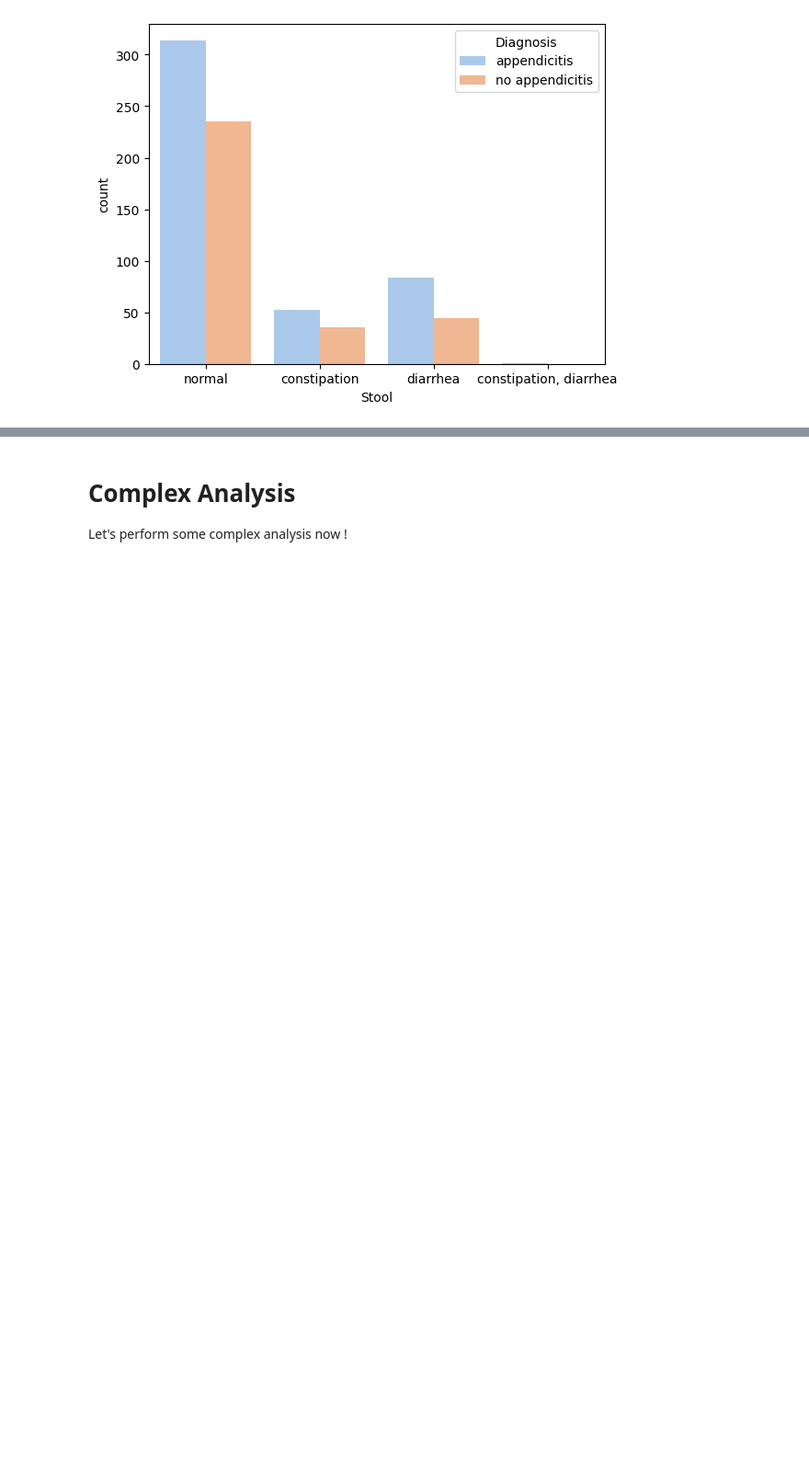
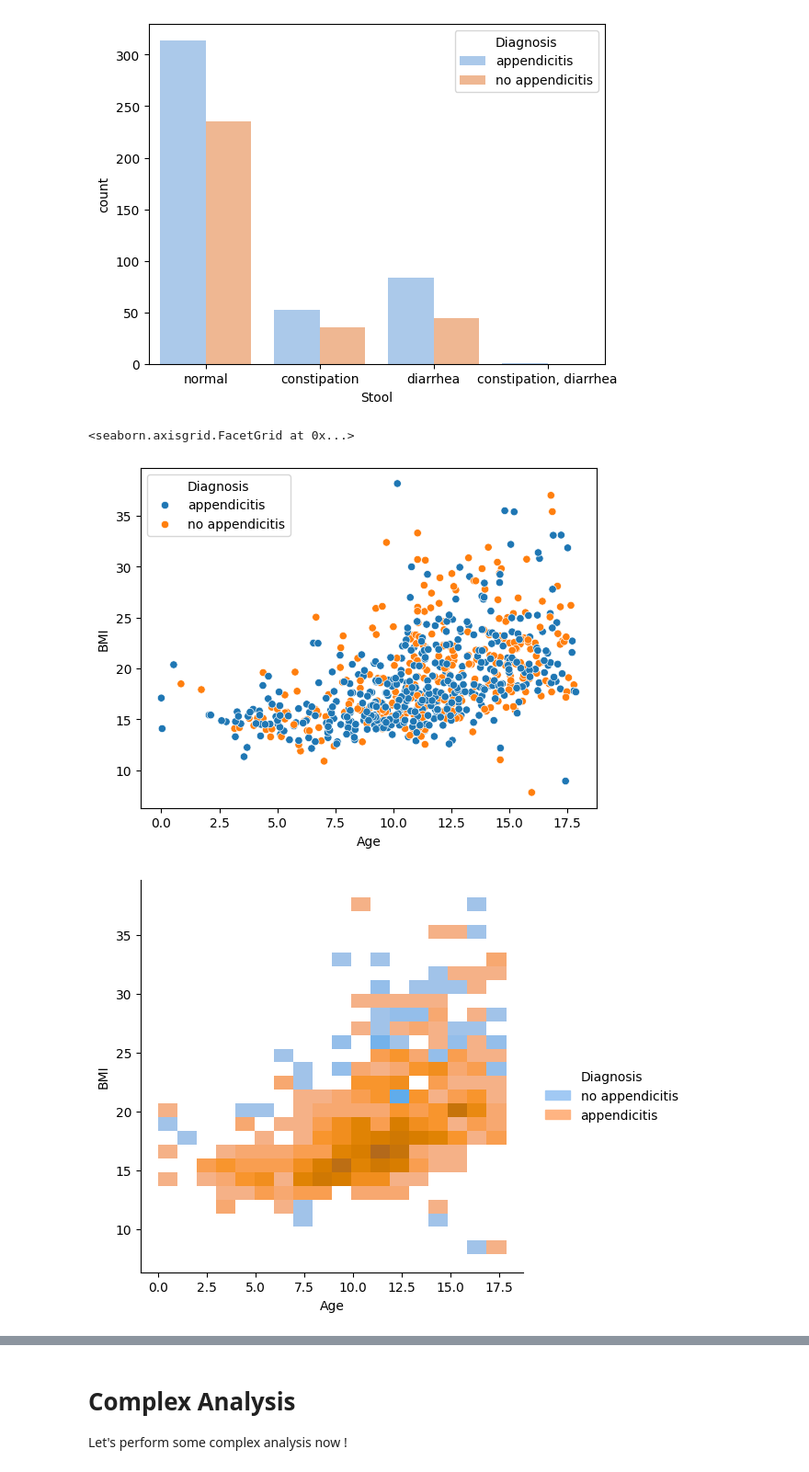
Before and after one commit to keshav-chauhan/assessmentprog2, a Jupyter notebook: assessment2.ipynb, the cells around one changed output, grey strips where cells are left out. Shown at 92% size. Drawn from its saved outputs; the diff is of its cells as text; code cells hidden in the pictures; blank space fills up the shorter version.

Commit message:
More Visualisation

```diff
--- a/assessment2.ipynb
+++ b/assessment2.ipynb
@@ -605,3 +605,22 @@ sns.countplot(data=app_data,
 # %% [output]
 <Axes: xlabel='Stool', ylabel='count'>
 [figure]
+# %%
+# Let's plot a heatmap of Age vs BMI
+# to see the distribution density of data
+
+# We will plot 3 plots for this (I acknowledge that 2 of them are redundant plots,
+# but I will decide which one to use in the presentation later !)
+
+# Let's start with scatterplot
+sns.scatterplot(data=app_data, x="Age", y="BMI", hue="Diagnosis")
+# Now displot, colored by diagnosis
+sns.displot(data=app_data, x="Age", y="BMI", hue="Diagnosis", palette='pastel',
+            hue_order = ['no appendicitis', 'appendicitis'])
+
+# displot without coloring with Diagnosis
+sns.displot(data=app_data, x="Age", y="BMI")
+# %% [output]
+<seaborn.axisgrid.FacetGrid at 0x...>
+[figure, added]
+[figure, added]
```
Also changed, not shown: parts of 3 cells of this notebook.
